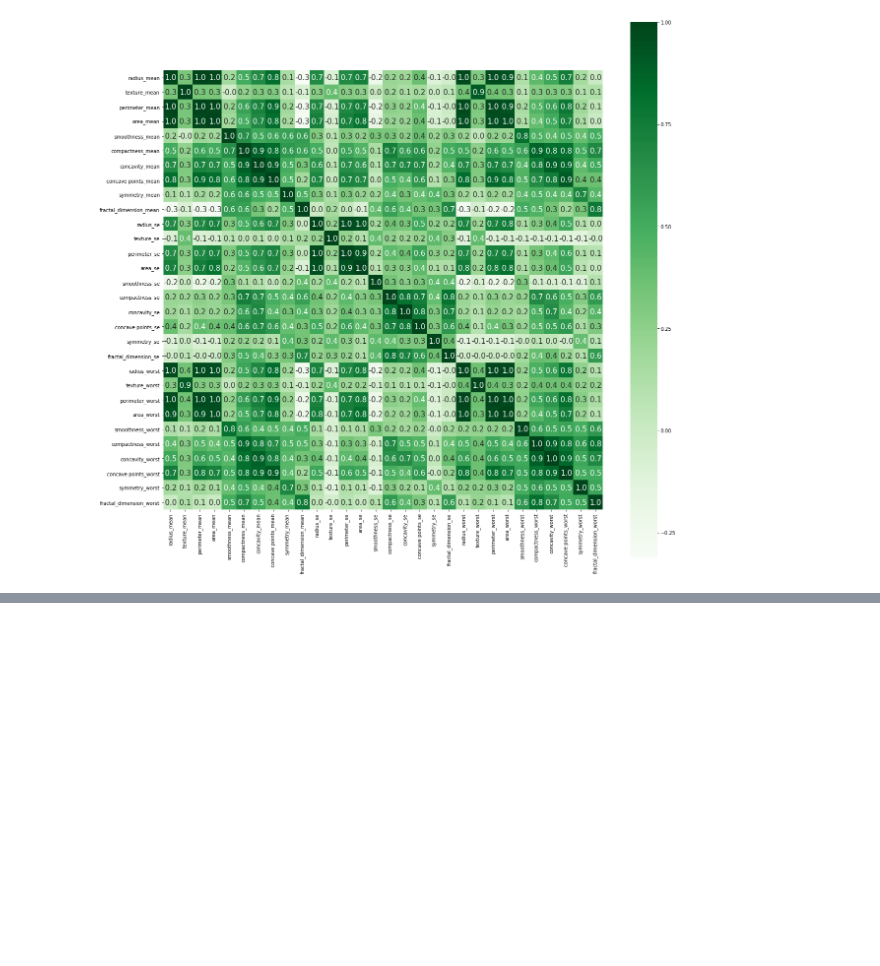
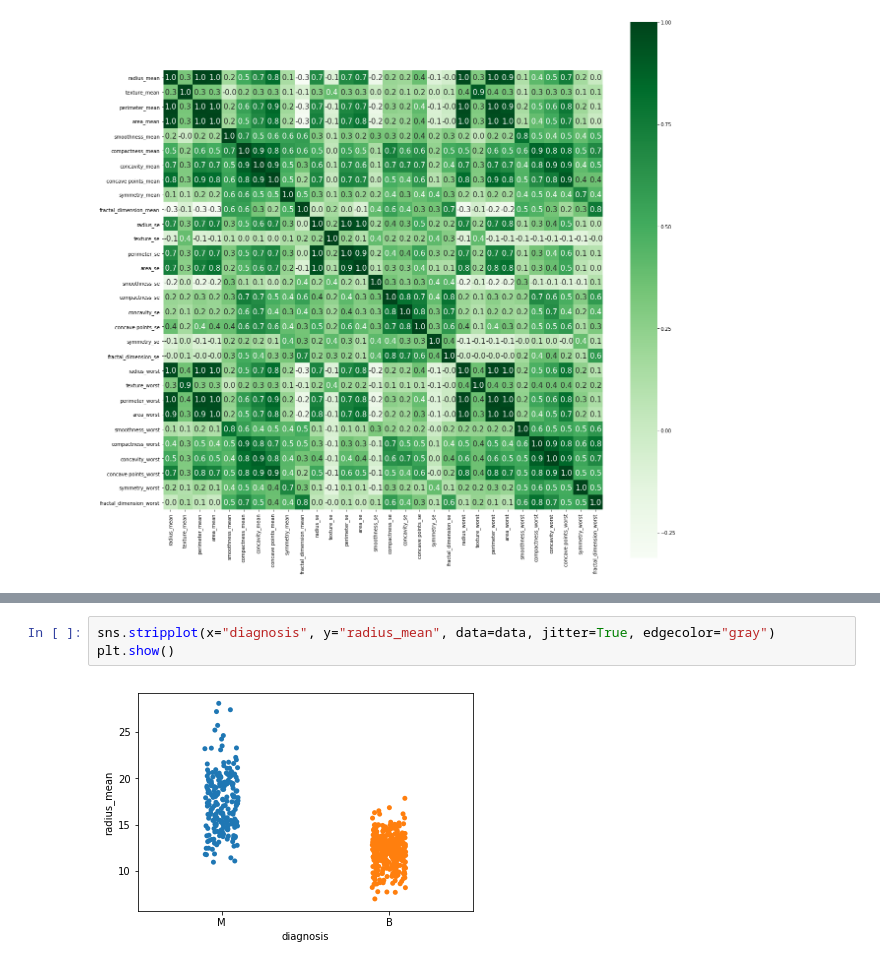
Before and after one commit to 221710307063/Breast-Cancer-EDA, a Jupyter notebook: BreastCancer.ipynb, the cells around one changed output, grey strips where cells are left out. Drawn from its saved outputs; the diff is of its cells as text; blank space fills up the shorter version.

```diff
--- a/BreastCancer.ipynb
+++ b/BreastCancer.ipynb
@@ -180,0 +183,5 @@ plt.show()
+# %%
+sns.stripplot(x="diagnosis", y="radius_mean", data=data, jitter=True, edgecolor="gray")
+plt.show()
+# %% [output]
+[figure, added]
```
Also changed, not shown: parts of 28 cells of this notebook.
